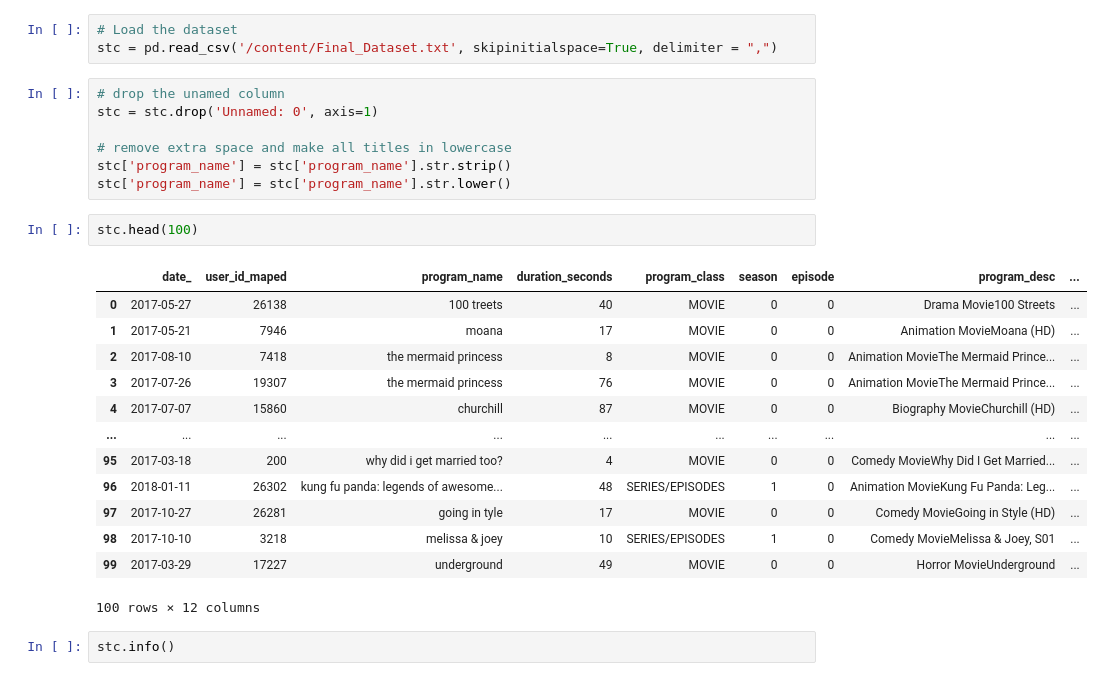
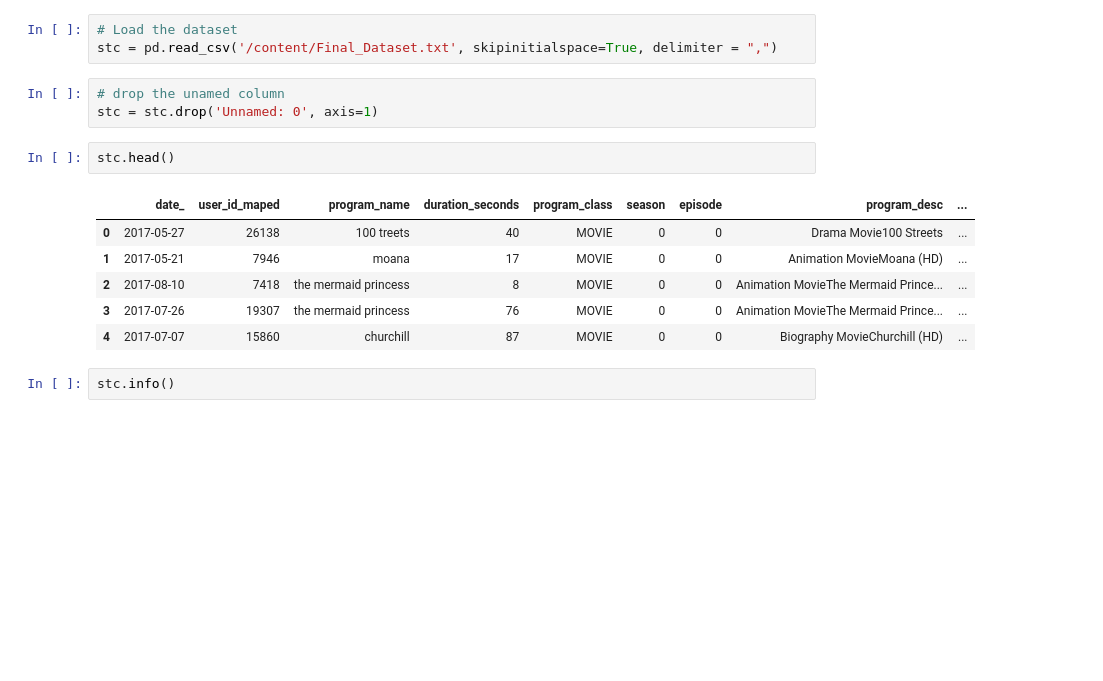
Before and after one commit to nouf01/STC-IPTV-content-based-recommendation-system, a Jupyter notebook: iptv.ipynb, the cells around one changed output. Cells and saved outputs as stored; diff of their text form; blank space fills up the shorter version.

```diff
--- a/iptv.ipynb
+++ b/iptv.ipynb
@@ -51,26 +48,15 @@ stc = pd.read_csv('/content/Final_Dataset.txt', skipinitialspace=True, delimiter
 # %%
 # drop the unamed column
 stc = stc.drop('Unnamed: 0', axis=1)
-
-# remove extra space and make all titles in lowercase
-stc['program_name'] = stc['program_name'].str.strip()
-stc['program_name'] = stc['program_name'].str.lower()
 # %%
-stc.head(100)
+stc.head()
 # %% [output]
 |  | date_ | user_id_maped | program_name | duration_seconds | program_class | season | episode | program_desc | ... |
 | 0 | 2017-05-27 | 26138 | 100 treets | 40 | MOVIE | 0 | 0 | Drama Movie100 Streets | ... |
 | 1 | 2017-05-21 | 7946 | moana | 17 | MOVIE | 0 | 0 | Animation MovieMoana (HD) | ... |
 | 2 | 2017-08-10 | 7418 | the mermaid princess | 8 | MOVIE | 0 | 0 | Animation MovieThe Mermaid Prince... | ... |
 | 3 | 2017-07-26 | 19307 | the mermaid princess | 76 | MOVIE | 0 | 0 | Animation MovieThe Mermaid Prince... | ... |
 | 4 | 2017-07-07 | 15860 | churchill | 87 | MOVIE | 0 | 0 | Biography MovieChurchill (HD) | ... |
-| ... | ... | ... | ... | ... | ... | ... | ... | ... | ... |
-| 95 | 2017-03-18 | 200 | why did i get married too? | 4 | MOVIE | 0 | 0 | Comedy MovieWhy Did I Get Married... | ... |
-| 96 | 2018-01-11 | 26302 | kung fu panda: legends of awesome... | 48 | SERIES/EPISODES | 1 | 0 | Animation MovieKung Fu Panda: Leg... | ... |
-| 97 | 2017-10-27 | 26281 | going in tyle | 17 | MOVIE | 0 | 0 | Comedy MovieGoing in Style (HD) | ... |
-| 98 | 2017-10-10 | 3218 | melissa & joey | 10 | SERIES/EPISODES | 1 | 0 | Comedy MovieMelissa & Joey, S01 | ... |
-| 99 | 2017-03-29 | 17227 | underground | 49 | MOVIE | 0 | 0 | Horror MovieUnderground | ... |
-100 rows × 12 columns
 # %%
 stc.info()
 # %% [output]
```
Also changed, not shown: parts of 65 cells of this notebook.
